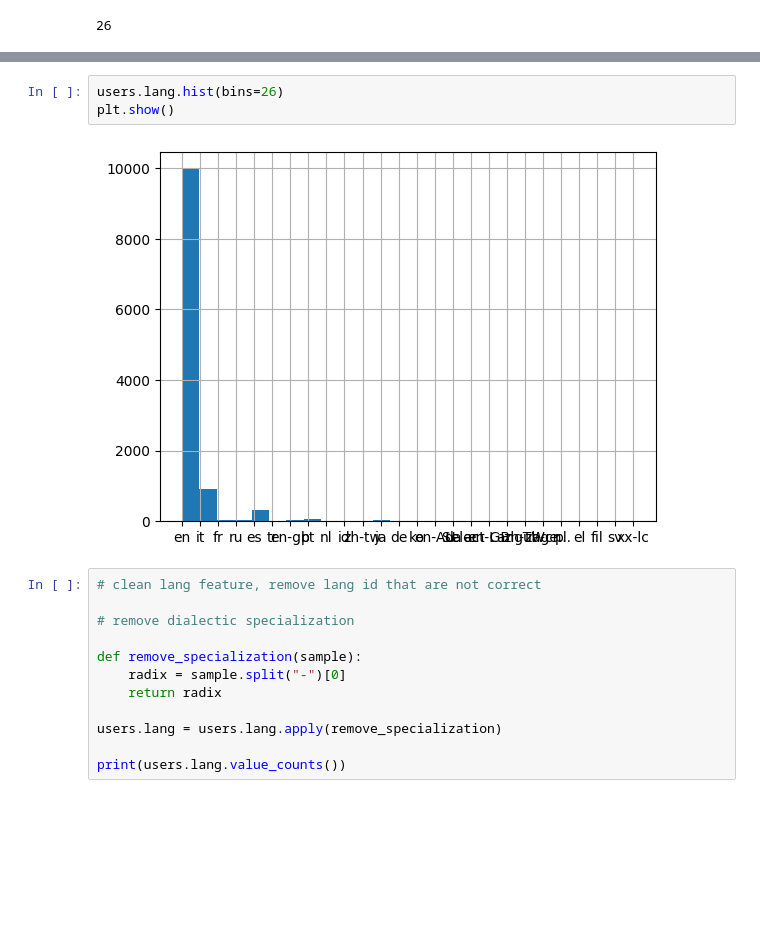
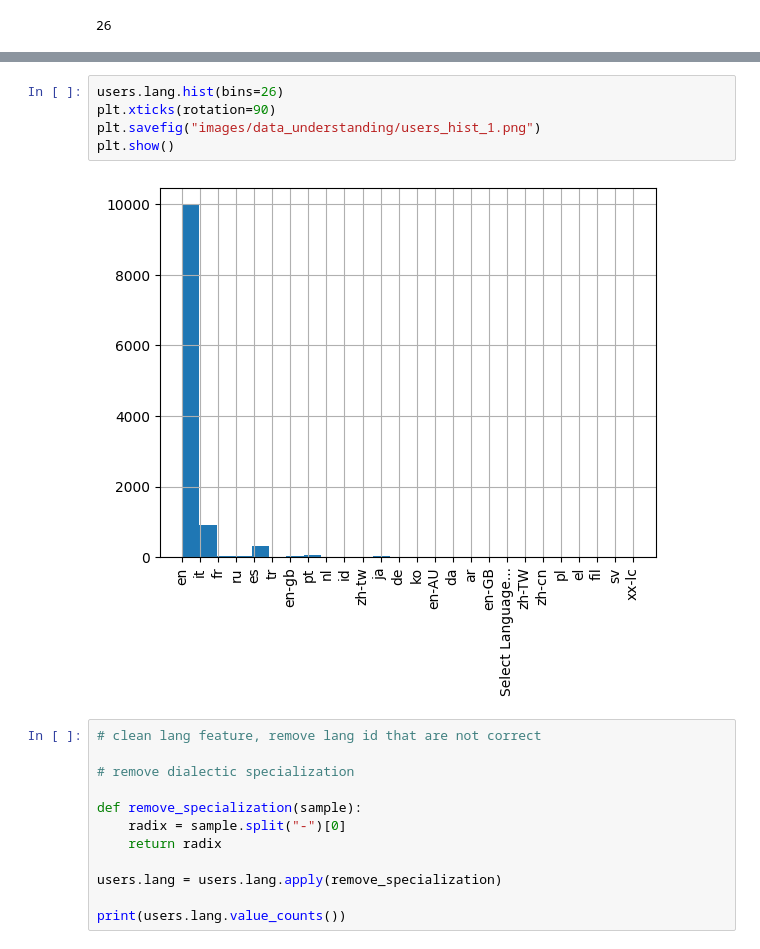
Before and after one commit to Andrew-Wyn/Data_Mining_22_23, a Jupyter notebook: DataUnderstanding.ipynb, the cells around one changed output, grey strips where cells are left out. Drawn from its saved outputs; the diff is of its cells as text; blank space fills up the shorter version.

Commit message:
added plot saveimages

```diff
--- a/DataUnderstanding.ipynb
+++ b/DataUnderstanding.ipynb
@@ -100,9 +100,11 @@ xx-lc                    1
 Name: lang, dtype: int64
 # %%
 users.lang.hist(bins=26)
+plt.xticks(rotation=90)
+plt.savefig("images/data_understanding/users_hist_1.png")
 plt.show()
 # %% [output]
-[figure, old version]
+[figure, new version]
 # %%
 # clean lang feature, remove lang id that are not correct
 
```
Also changed, not shown: parts of 18 cells of this notebook.
